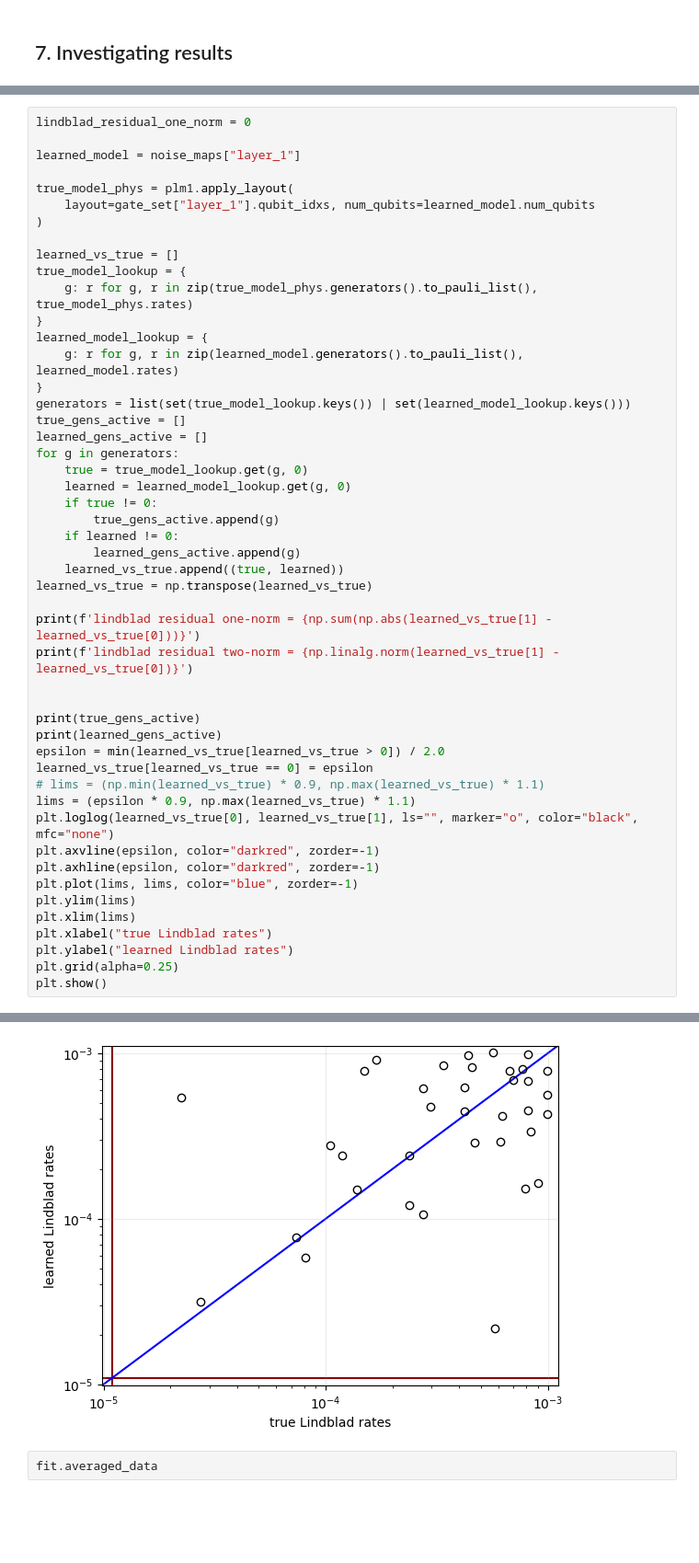
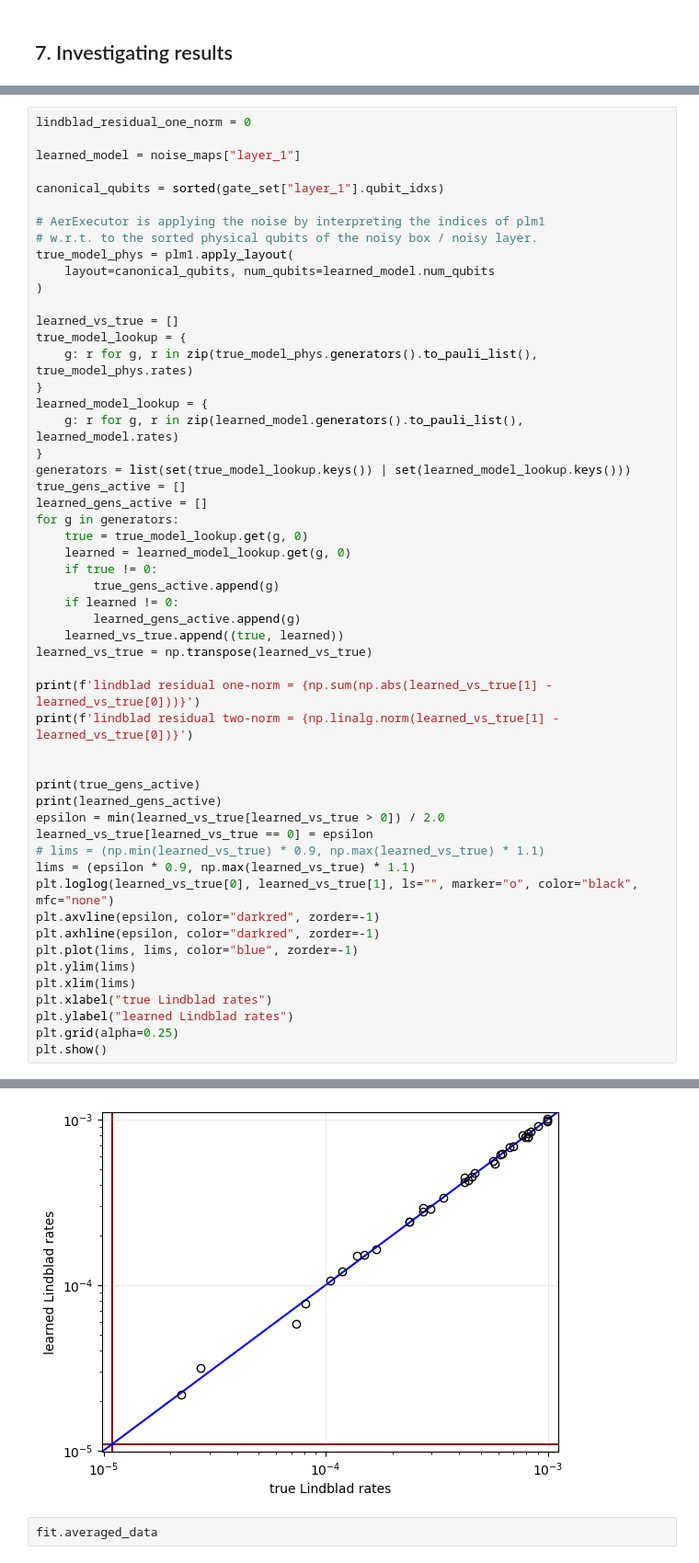
Before and after one commit to Qiskit/qiskit-noise-learning, a Jupyter notebook: docs/workflow_demo_full_rank_3q.ipynb, the cells around one changed output, grey strips where cells are left out. Shown at 92% size. Drawn from its saved outputs; the diff is of its cells as text; blank space fills up the shorter version.

Commit message:
fix correlation plots in 3q notebook

```diff
--- a/docs/workflow_demo_full_rank_3q.ipynb
+++ b/docs/workflow_demo_full_rank_3q.ipynb
@@ -454,8 +464,12 @@ lindblad_residual_one_norm = 0
 
 learned_model = noise_maps["layer_1"]
 
+canonical_qubits = sorted(gate_set["layer_1"].qubit_idxs)
+
+# AerExecutor is applying the noise by interpreting the indices of plm1
+# w.r.t. to the sorted physical qubits of the noisy box / noisy layer.
 true_model_phys = plm1.apply_layout(
-    layout=gate_set["layer_1"].qubit_idxs, num_qubits=learned_model.num_qubits
+    layout=canonical_qubits, num_qubits=learned_model.num_qubits
 )
 
 learned_vs_true = []
@@ -506,4 +520,4 @@ lindblad residual two-norm = 0.002197800590391388
-[figure, old version]
+[figure, new version]
 # %%
 fit.averaged_data
 # %% [output]
```
Also changed, not shown: parts of 6 cells of this notebook.
